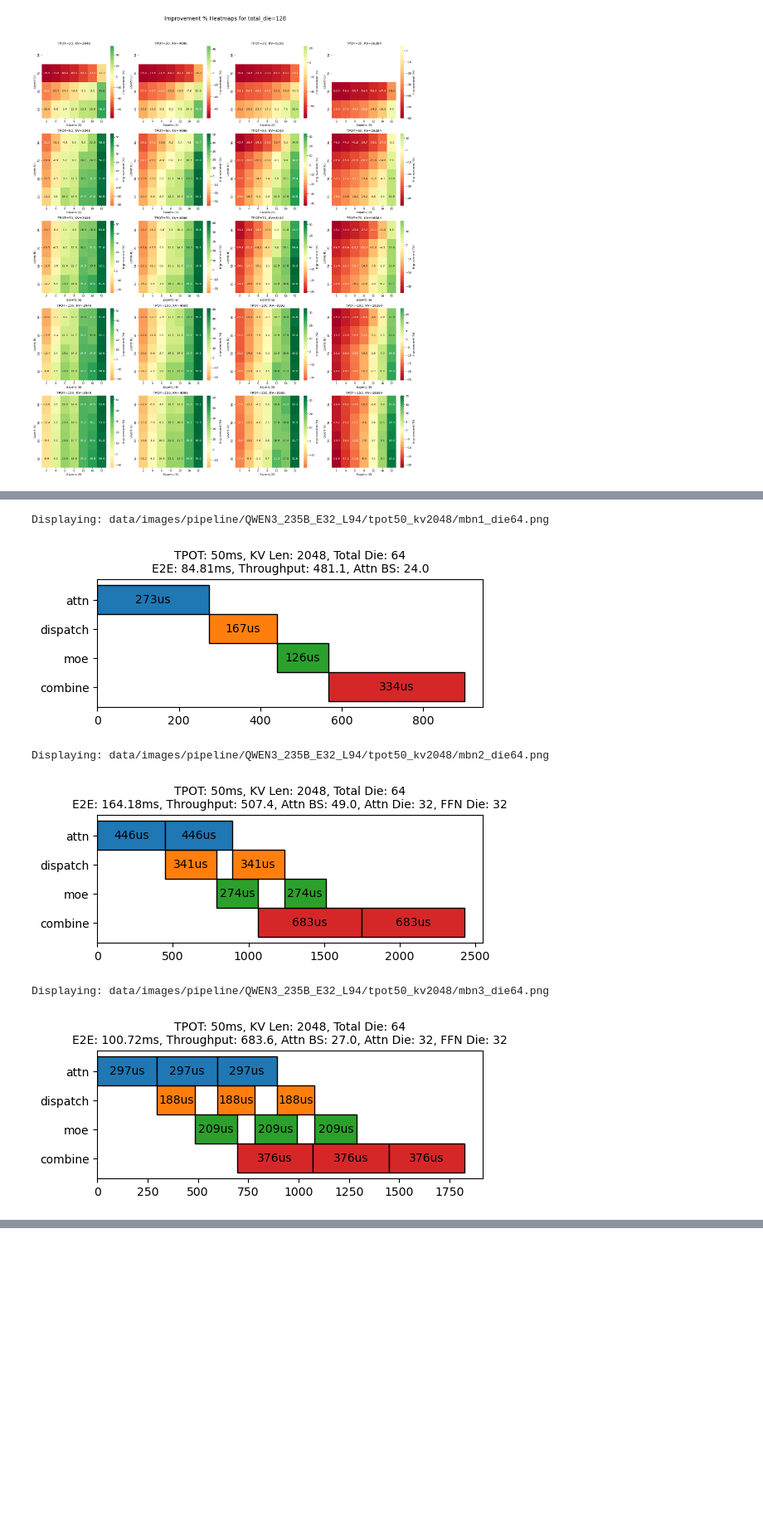
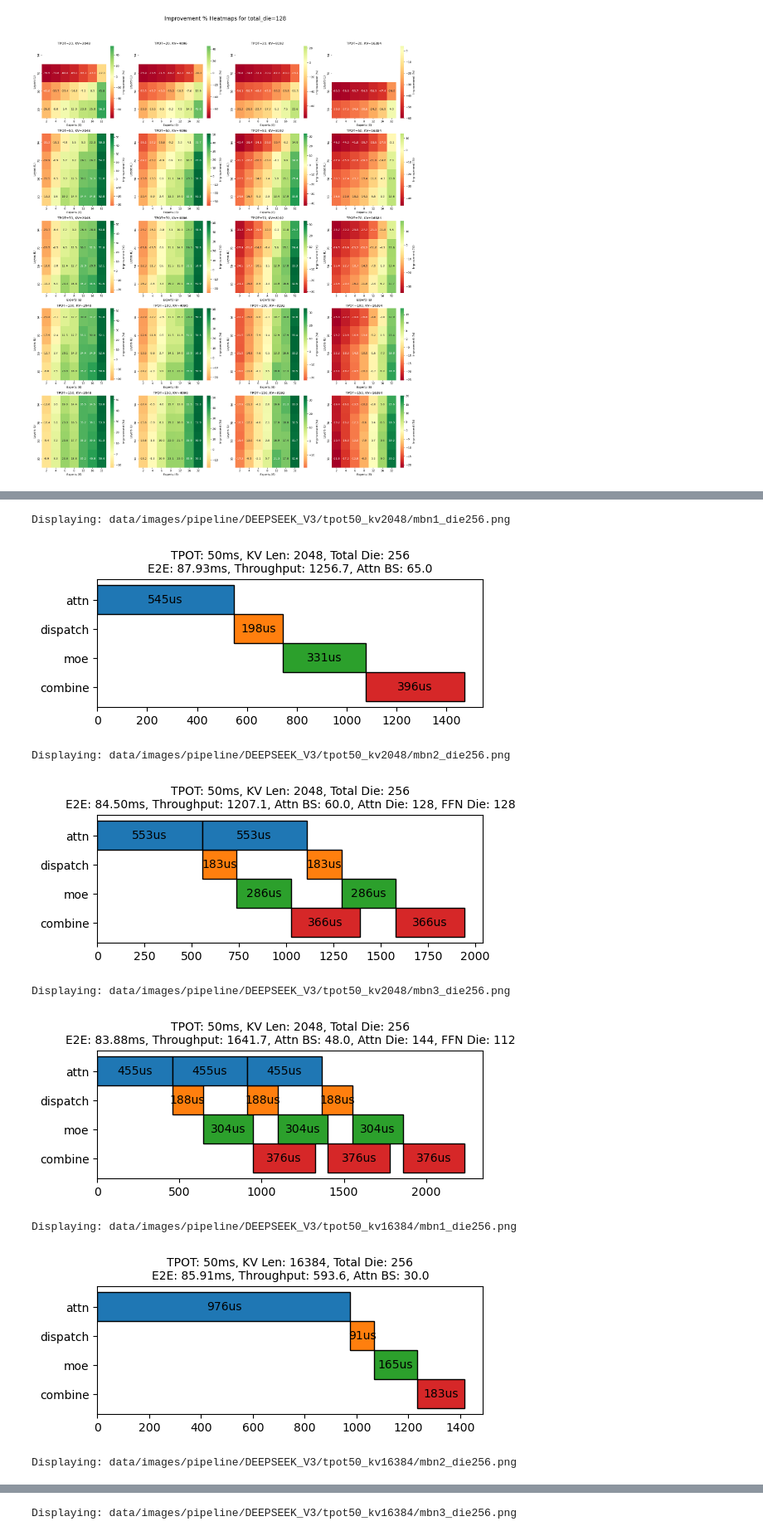
Before and after one commit to jiangkuaixue123/light-llm-simulator, a Jupyter notebook: GetData.ipynb, the cells around one changed output, grey strips where cells are left out. Shown at 83% size. Saved outputs shown, nothing was run; the diff lists cells and outputs as text; code cells hidden in the pictures; blank space fills up the shorter version.

```diff
--- a/GetData.ipynb
+++ b/GetData.ipynb
@@ -41,8 +41,8 @@ def merge_data(base_dirs, model_names, mode_name, micro_batch_num=None):
                     full_path = os.path.join(target_dir, f)
                     try:
                         df = pd.read_csv(full_path)
-                        df['tpot_target'] = tpot
-                        df['kv_len_target'] = kv_len
+                        df['tpot'] = tpot
+                        df['kv_len'] = kv_len
                         df['mode'] = mode_name
                         df['model_name'] = model_name
                         # Round all float columns to 2 decimal places
@@ -141,16 +129,16 @@ def compare_model_throughput(model_name, total_die_filter=None, micro_batch_num_
     # 4. Pick best AFD configuration
     # Sort by throughput desc and take the first one for each unique config (total_die, kv_len, tpot)
     afd_best = afd_subset.sort_values('throughput', ascending=False).drop_duplicates(
-        subset=['total_die', 'kv_len_target', 'tpot_target']
+        subset=['total_die', 'kv_len', 'tpot']
     )
 
     # 5. Prepare for Merge
     # Include micro_batch_num, attn_die, ffn_die in the selection
-    afd_renamed = afd_best[['model_name', 'total_die', 'kv_len_target', 'tpot_target', 'micro_batch_num', 'attn_die', 'ffn_die', 'throughput', 'attn_bs', 'e2e_time']].rename(
+    afd_renamed = afd_best[['model_name', 'total_die', 'kv_len', 'tpot', 'micro_batch_num', 'attn_die', 'ffn_die', 'throughput', 'attn_bs', 'e2e_time']].rename(
         columns={'throughput': 'throughput_afd', 'attn_bs': 'afd_attn_bs_per_mb', 'e2e_time': 'afd_e2e_time'}
     )
 
-    deepep_renamed = deepep_subset[['model_name', 'total_die', 'kv_len_target', 'tpot_target', 'throughput', 'attn_bs', 'e2e_time']].rename(
+    deepep_renamed = deepep_subset[['model_name', 'total_die', 'kv_len', 'tpot', 'throughput', 'attn_bs', 'e2e_time']].rename(
         columns={'throughput': 'throughput_deepep', 'attn_bs': 'deepep_attn_bs', 'e2e_time': 'deepep_e2e_time'}
     )
 
@@ -158,7 +146,7 @@ def compare_model_throughput(model_name, total_die_filter=None, micro_batch_num_
     comparison = pd.merge(
         afd_renamed,
         deepep_renamed,
-        on=['model_name', 'total_die', 'kv_len_target', 'tpot_target'],
+        on=['model_name', 'total_die', 'kv_len', 'tpot'],
         how='inner'
     )
     # 7. Calculate metrics
@@ -166,10 +154,10 @@ def compare_model_throughput(model_name, total_die_filter=None, micro_batch_num_
     comparison['improvement_percentage'] = (comparison['throughput_afd'] - comparison['throughput_deepep']) / comparison['throughput_deepep'] * 100
 
     # 8. Sort and Return
-    comparison = comparison.sort_values(['kv_len_target', 'tpot_target', 'total_die'])
+    comparison = comparison.sort_values(['kv_len', 'tpot', 'total_die'])
 
     # Rename columns
-    comparison = comparison.rename(columns={'kv_len_target': 'kv_len', 'tpot_target': 'tpot', 'afd_e2e_time': 'afd_e2e_time(ms)', 'deepep_e2e_time': 'deepep_e2e_time(ms)'})
+    comparison = comparison.rename(columns={'kv_len': 'kv_len', 'tpot': 'tpot', 'afd_e2e_time': 'afd_e2e_time(ms)', 'deepep_e2e_time': 'deepep_e2e_time(ms)'})
 
     # Reorder columns
     # Reorder columns: attn_bs first, then others, with e2e_time before throughput_afd
@@ -612,13 +567,28 @@ def show_pipeline_image(model_name, tpot, kv_len, mbn, total_die):
 # Example usage:
 # show_pipeline_image(model_name='DEEPSEEK_V3', tpot=50, kv_len=4096, mbn=1, total_die=64)
 # %%
-show_pipeline_image(model_name='QWEN3_235B_E32_L94', tpot=50, kv_len=2048, mbn=1, total_die=64)
-show_pipeline_image(model_name='QWEN3_235B_E32_L94', tpot=50, kv_len=2048, mbn=2, total_die=64)
-show_pipeline_image(model_name='QWEN3_235B_E32_L94', tpot=50, kv_len=2048, mbn=3, total_die=64)
+show_pipeline_image(model_name='DEEPSEEK_V3', tpot=50, kv_len=2048, mbn=1, total_die=256)
+show_pipeline_image(model_name='DEEPSEEK_V3', tpot=50, kv_len=2048, mbn=2, total_die=256)
+show_pipeline_image(model_name='DEEPSEEK_V3', tpot=50, kv_len=2048, mbn=3, total_die=256)
+
+show_pipeline_image(model_name='DEEPSEEK_V3', tpot=50, kv_len=16384, mbn=1, total_die=256)
+show_pipeline_image(model_name='DEEPSEEK_V3', tpot=50, kv_len=16384, mbn=2, total_die=256)
+show_pipeline_image(model_name='DEEPSEEK_V3', tpot=50, kv_len=16384, mbn=3, total_die=256)
+
+# show_pipeline_image(model_name='QWEN3_235B_E32_L94', tpot=50, kv_len=2048, mbn=1, total_die=64)
+# show_pipeline_image(model_name='QWEN3_235B_E32_L94', tpot=50, kv_len=2048, mbn=2, total_die=64)
+# show_pipeline_image(model_name='QWEN3_235B_E32_L94', tpot=50, kv_len=2048, mbn=3, total_die=64)
+
+# show_pipeline_image(model_name='QWEN3_235B_E32_L94', tpot=50, kv_len=2048, mbn=1, total_die=64)
+# show_pipeline_image(model_name='QWEN3_235B_E32_L94', tpot=50, kv_len=2048, mbn=2, total_die=64)
+# show_pipeline_image(model_name='QWEN3_235B_E32_L94', tpot=50, kv_len=2048, mbn=3, total_die=64)
 # %% [output]
-Displaying: data/images/pipeline/QWEN3_235B_E32_L94/tpot50_kv2048/mbn1_die64.png
+Displaying: data/images/pipeline/DEEPSEEK_V3/tpot50_kv2048/mbn1_die256.png
-[figure, old version]
+[figure, new version]
-Displaying: data/images/pipeline/QWEN3_235B_E32_L94/tpot50_kv2048/mbn2_die64.png
+Displaying: data/images/pipeline/DEEPSEEK_V3/tpot50_kv2048/mbn2_die256.png
-[figure, old version]
+[figure, new version]
-Displaying: data/images/pipeline/QWEN3_235B_E32_L94/tpot50_kv2048/mbn3_die64.png
+Displaying: data/images/pipeline/DEEPSEEK_V3/tpot50_kv2048/mbn3_die256.png
-[figure, old version]
+[figure, new version]
+Displaying: data/images/pipeline/DEEPSEEK_V3/tpot50_kv16384/mbn1_die256.png
+[figure, added]
+Displaying: data/images/pipeline/DEEPSEEK_V3/tpot50_kv16384/mbn2_die256.png
@@ -624,0 +596 @@ Displaying: data/images/pipeline/QWEN3_235B_E32_L94/tpot50_kv2048/mbn3_die64.png
+Displaying: data/images/pipeline/DEEPSEEK_V3/tpot50_kv16384/mbn3_die256.png
```
Also changed, not shown: parts of 10 cells of this notebook, 1 other file.
